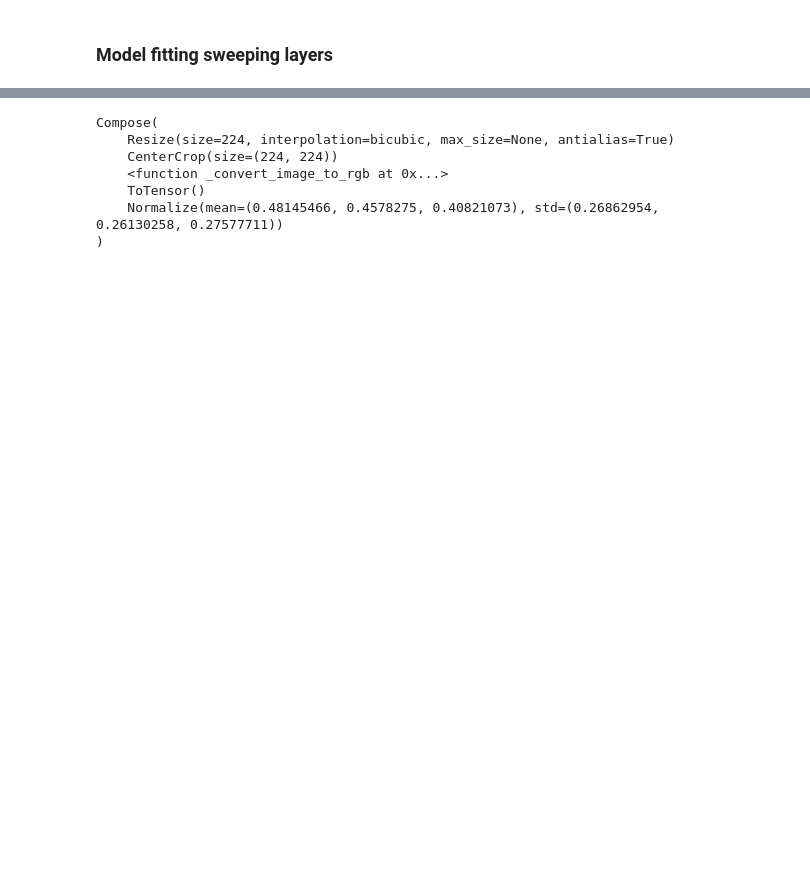
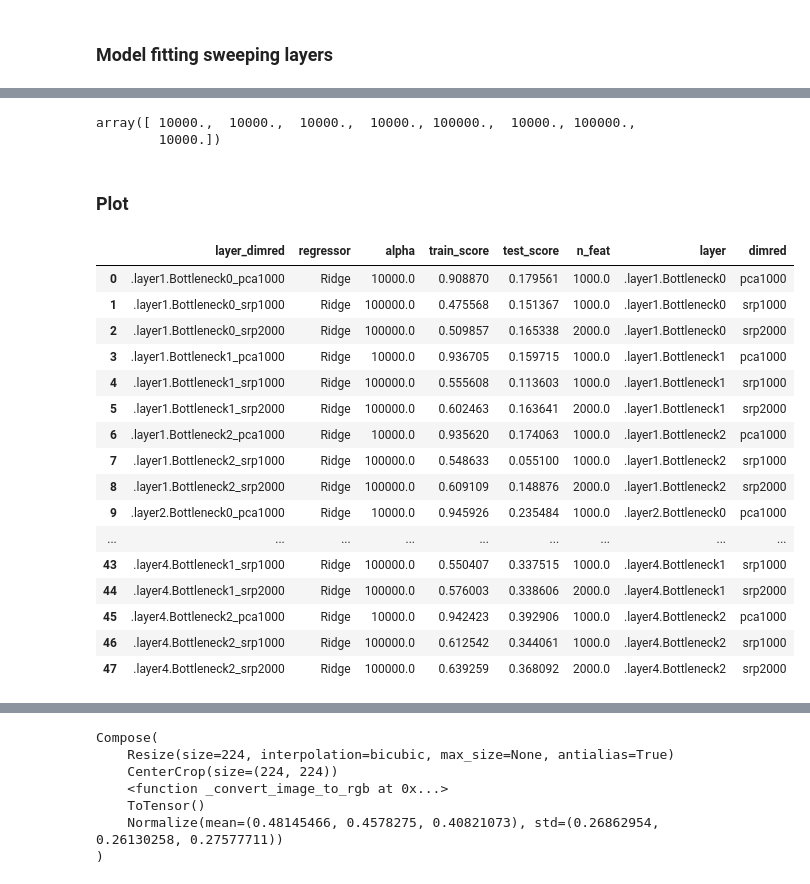
Before and after one commit to Animadversio/Closed-loop-visual-insilico, a Jupyter notebook: notebooks/neural_regression_resnet50_layer_demo.ipynb, the cells around one changed output, grey strips where cells are left out. Drawn from its saved outputs; the diff is of its cells as text; code cells hidden in the pictures; blank space fills up the shorter version.

```diff
--- a/notebooks/neural_regression_resnet50_sweep.ipynb
+++ b/notebooks/neural_regression_resnet50_layer_demo.ipynb
@@ -448,0 +685,7 @@ th.save(fit_models_lyrswp, join(figdir, f"{subject_id}_{modelname}_sweep_regress
+# %%
+fit_models_lyrswp_RidgeCV[('.layer4.Bottleneck2_srp','RidgeCV')].alpha_
+# %% [output]
+array([ 10000.,  10000.,  10000.,  10000., 100000.,  10000., 100000.,
+        10000.])
+# %% [markdown]
+### Plot
@@ -448,0 +697,25 @@ th.save(fit_models_lyrswp, join(figdir, f"{subject_id}_{modelname}_sweep_regress
+# %%
+# drop the index
+result_df_lyrswp_formatted = result_df_lyrswp.reset_index()
+result_df_lyrswp_formatted.rename(columns={"level_0": "layer_dimred", "level_1": "regressor", }, inplace=True)
+result_df_lyrswp_formatted["layer"] = result_df_lyrswp_formatted["layer_dimred"].apply(lambda x: x.split("_")[0])
+result_df_lyrswp_formatted["dimred"] = result_df_lyrswp_formatted["layer_dimred"].apply(lambda x: x.split("_")[-1])
+result_df_lyrswp_formatted
+# %% [output]
+|  | layer_dimred | regressor | alpha | train_score | test_score | n_feat | layer | dimred |
+| 0 | .layer1.Bottleneck0_pca1000 | Ridge | 10000.0 | 0.908870 | 0.179561 | 1000.0 | .layer1.Bottleneck0 | pca1000 |
+| 1 | .layer1.Bottleneck0_srp1000 | Ridge | 100000.0 | 0.475568 | 0.151367 | 1000.0 | .layer1.Bottleneck0 | srp1000 |
+| 2 | .layer1.Bottleneck0_srp2000 | Ridge | 100000.0 | 0.509857 | 0.165338 | 2000.0 | .layer1.Bottleneck0 | srp2000 |
+| 3 | .layer1.Bottleneck1_pca1000 | Ridge | 10000.0 | 0.936705 | 0.159715 | 1000.0 | .layer1.Bottleneck1 | pca1000 |
+| 4 | .layer1.Bottleneck1_srp1000 | Ridge | 100000.0 | 0.555608 | 0.113603 | 1000.0 | .layer1.Bottleneck1 | srp1000 |
+| 5 | .layer1.Bottleneck1_srp2000 | Ridge | 100000.0 | 0.602463 | 0.163641 | 2000.0 | .layer1.Bottleneck1 | srp2000 |
+| 6 | .layer1.Bottleneck2_pca1000 | Ridge | 10000.0 | 0.935620 | 0.174063 | 1000.0 | .layer1.Bottleneck2 | pca1000 |
+| 7 | .layer1.Bottleneck2_srp1000 | Ridge | 100000.0 | 0.548633 | 0.055100 | 1000.0 | .layer1.Bottleneck2 | srp1000 |
+| 8 | .layer1.Bottleneck2_srp2000 | Ridge | 100000.0 | 0.609109 | 0.148876 | 2000.0 | .layer1.Bottleneck2 | srp2000 |
+| 9 | .layer2.Bottleneck0_pca1000 | Ridge | 10000.0 | 0.945926 | 0.235484 | 1000.0 | .layer2.Bottleneck0 | pca1000 |
+| ... | ... | ... | ... | ... | ... | ... | ... | ... |
+| 43 | .layer4.Bottleneck1_srp1000 | Ridge | 100000.0 | 0.550407 | 0.337515 | 1000.0 | .layer4.Bottleneck1 | srp1000 |
+| 44 | .layer4.Bottleneck1_srp2000 | Ridge | 100000.0 | 0.576003 | 0.338606 | 2000.0 | .layer4.Bottleneck1 | srp2000 |
+| 45 | .layer4.Bottleneck2_pca1000 | Ridge | 10000.0 | 0.942423 | 0.392906 | 1000.0 | .layer4.Bottleneck2 | pca1000 |
+| 46 | .layer4.Bottleneck2_srp1000 | Ridge | 100000.0 | 0.612542 | 0.344061 | 1000.0 | .layer4.Bottleneck2 | srp1000 |
+| 47 | .layer4.Bottleneck2_srp2000 | Ridge | 100000.0 | 0.639259 | 0.368092 | 2000.0 | .layer4.Bottleneck2 | srp2000 |
```
Also changed, not shown: parts of 21 cells of this notebook, 3 other files.
